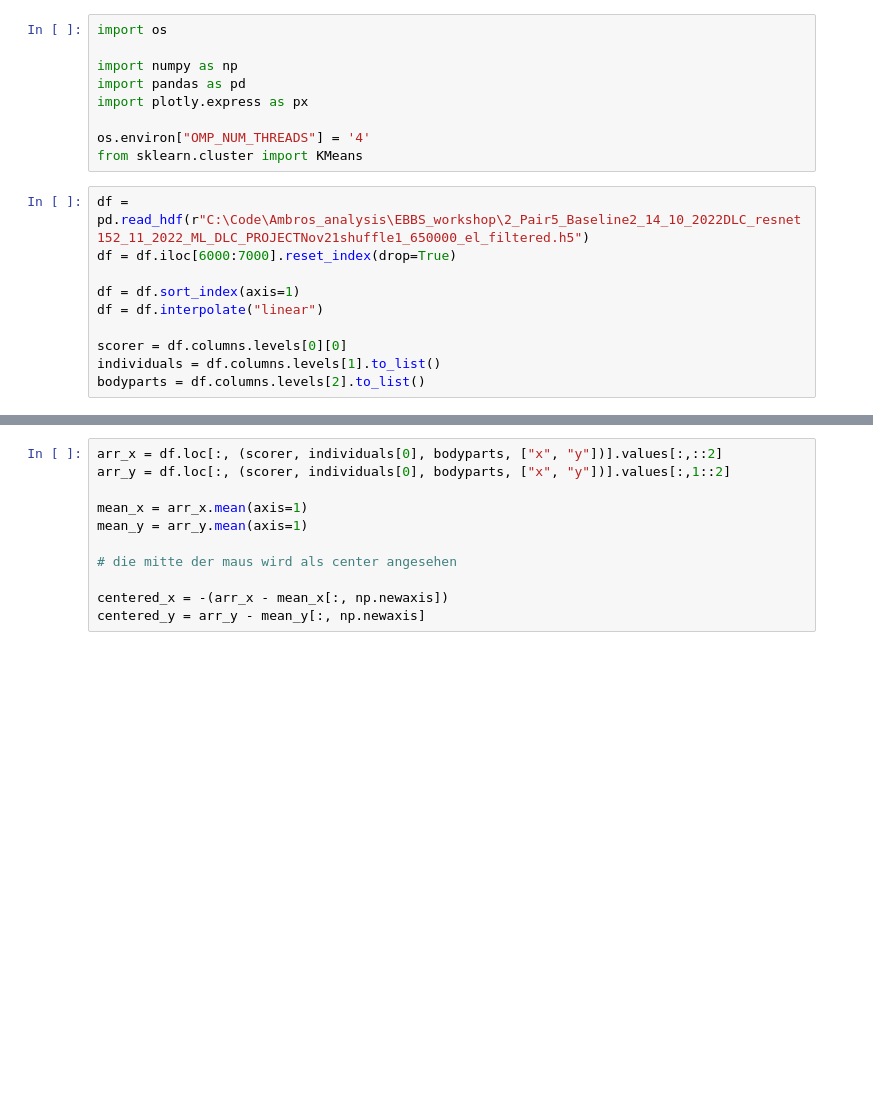
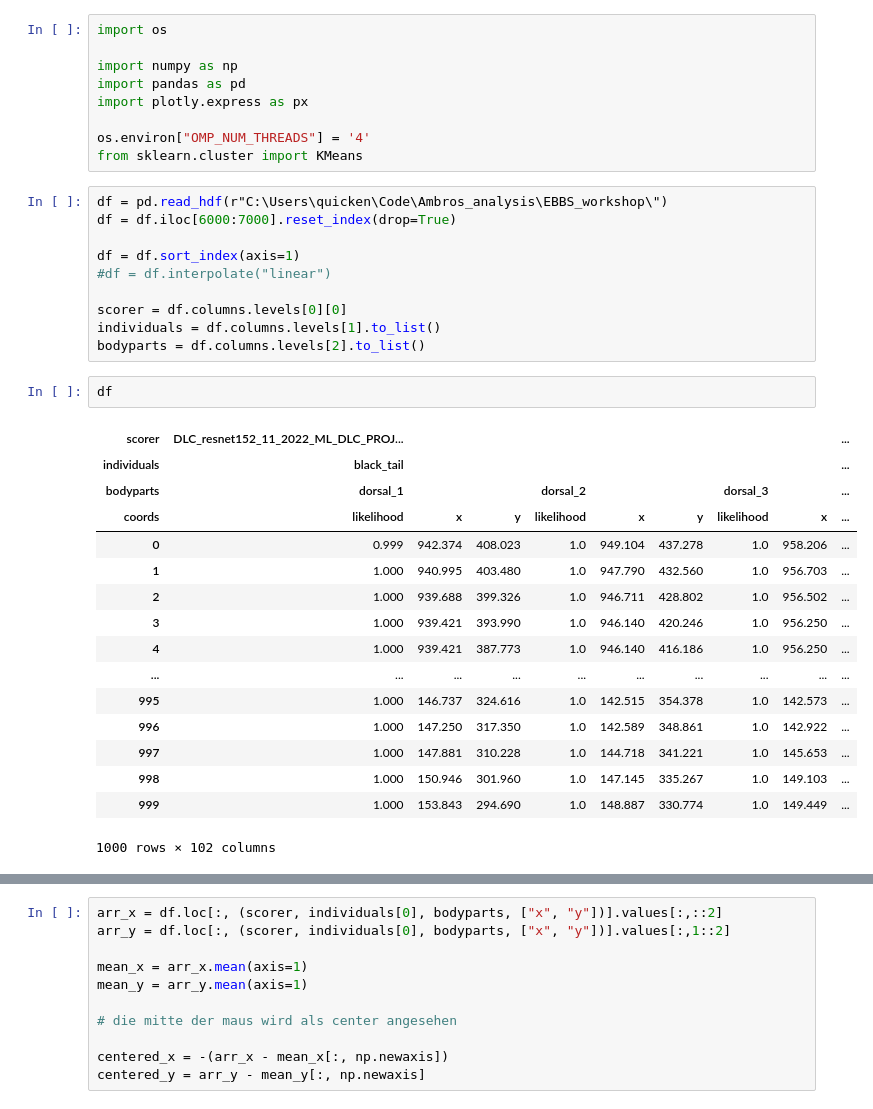
Before and after one commit to FabianQuicken/Ambros_analysis, a Jupyter notebook: EBBS_workshop/data_preparation_clustering.ipynb, the cells around one changed output, grey strips where cells are left out. Drawn from its saved outputs; the diff is of its cells as text; blank space fills up the shorter version.

```diff
--- a/EBBS_workshop/data_preparation_clustering.ipynb
+++ b/EBBS_workshop/data_preparation_clustering.ipynb
@@ -8,12 +8,31 @@ import plotly.express as px
 os.environ["OMP_NUM_THREADS"] = '4'
 from sklearn.cluster import KMeans
 # %%
-df = pd.read_hdf(r"C:\Code\Ambros_analysis\EBBS_workshop\2_Pair5_Baseline2_14_10_2022DLC_resnet152_11_2022_ML_DLC_PROJECTNov21shuffle1_650000_el_filtered.h5")
+df = pd.read_hdf(r"C:\Users\quicken\Code\Ambros_analysis\EBBS_workshop\")
 df = df.iloc[6000:7000].reset_index(drop=True)
 
 df = df.sort_index(axis=1)
-df = df.interpolate("linear")
+#df = df.interpolate("linear")
 
 scorer = df.columns.levels[0][0]
 individuals = df.columns.levels[1].to_list()
 bodyparts = df.columns.levels[2].to_list()
+# %%
+df
+# %% [output]
+| scorer | DLC_resnet152_11_2022_ML_DLC_PROJ... |  |  |  |  |  |  |  | ... |
+| individuals | black_tail |  |  |  |  |  |  |  | ... |
+| bodyparts | dorsal_1 |  |  | dorsal_2 |  |  | dorsal_3 |  | ... |
+| coords | likelihood | x | y | likelihood | x | y | likelihood | x | ... |
+| 0 | 0.999 | 942.374 | 408.023 | 1.0 | 949.104 | 437.278 | 1.0 | 958.206 | ... |
+| 1 | 1.000 | 940.995 | 403.480 | 1.0 | 947.790 | 432.560 | 1.0 | 956.703 | ... |
+| 2 | 1.000 | 939.688 | 399.326 | 1.0 | 946.711 | 428.802 | 1.0 | 956.502 | ... |
+| 3 | 1.000 | 939.421 | 393.990 | 1.0 | 946.140 | 420.246 | 1.0 | 956.250 | ... |
+| 4 | 1.000 | 939.421 | 387.773 | 1.0 | 946.140 | 416.186 | 1.0 | 956.250 | ... |
+| ... | ... | ... | ... | ... | ... | ... | ... | ... | ... |
+| 995 | 1.000 | 146.737 | 324.616 | 1.0 | 142.515 | 354.378 | 1.0 | 142.573 | ... |
+| 996 | 1.000 | 147.250 | 317.350 | 1.0 | 142.589 | 348.861 | 1.0 | 142.922 | ... |
+| 997 | 1.000 | 147.881 | 310.228 | 1.0 | 144.718 | 341.221 | 1.0 | 145.653 | ... |
+| 998 | 1.000 | 150.946 | 301.960 | 1.0 | 147.145 | 335.267 | 1.0 | 149.103 | ... |
+| 999 | 1.000 | 153.843 | 294.690 | 1.0 | 148.887 | 330.774 | 1.0 | 149.449 | ... |
+1000 rows × 102 columns
```
Also changed, not shown: parts of 1 cell of this notebook, 10 other files.
